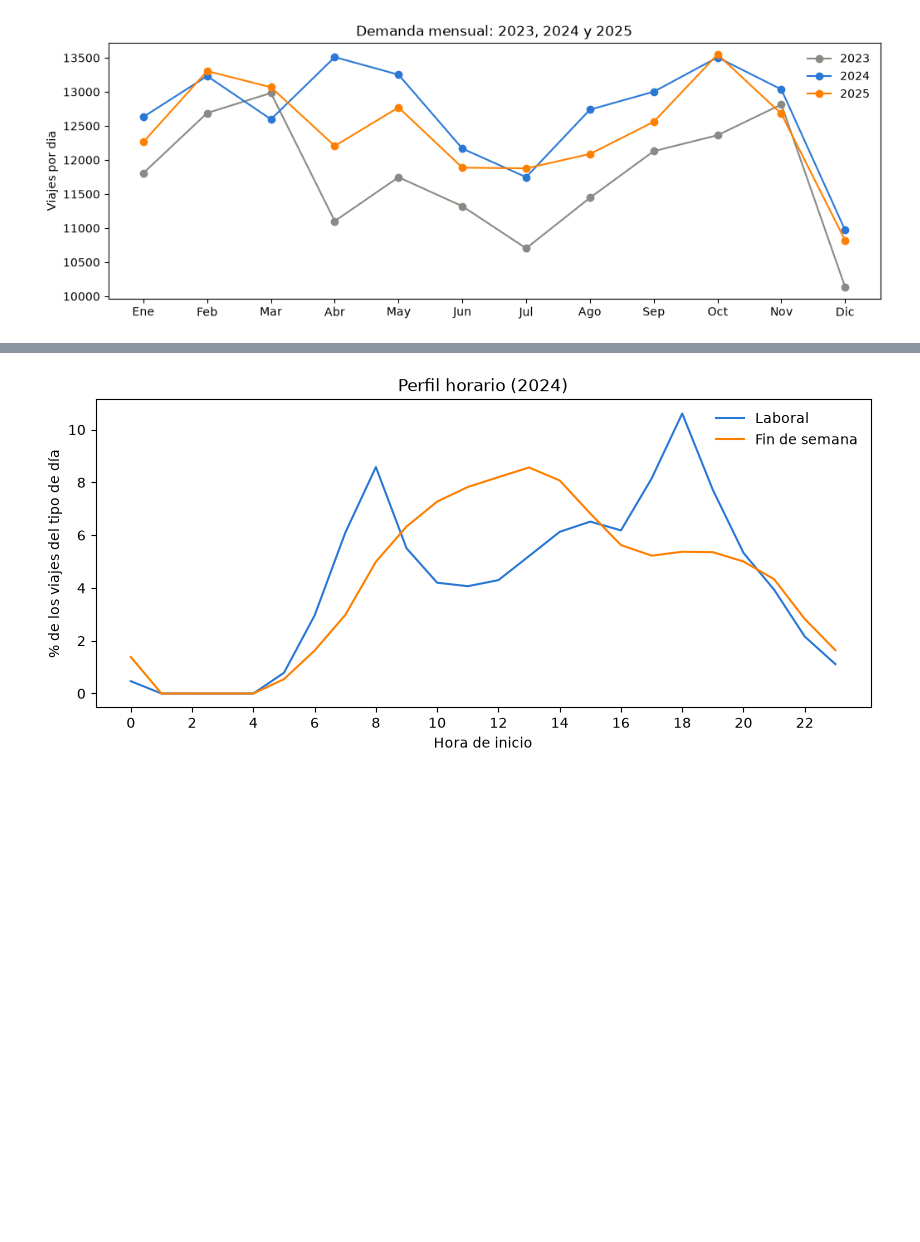
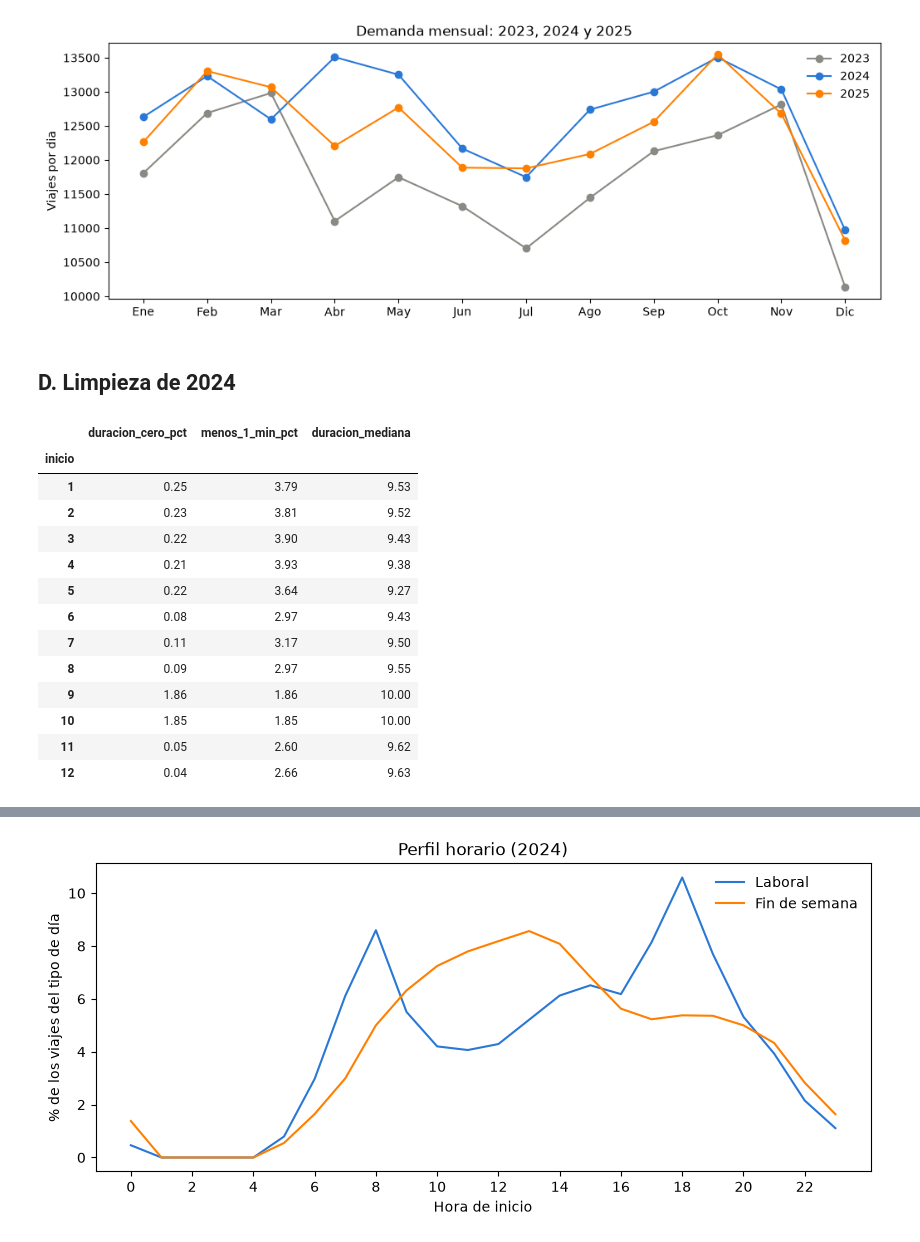
Before and after one commit to alx016/TC5061-Proyecto-Equipo05, a Jupyter notebook: notebooks/1.0-fge-eda-mibici.ipynb, the cells around one changed output, grey strips where cells are left out. Saved outputs shown, nothing was run; the diff lists cells and outputs as text; code cells hidden in the pictures; blank space fills up the shorter version.

```diff
--- a/notebooks/1.0-fge-eda-mibici.ipynb
+++ b/notebooks/1.0-fge-eda-mibici.ipynb
@@ -706,3 +682,28 @@ fig.savefig(FIGURES_DIR / "eda_2024_vs_anios_vecinos.png", bbox_inches="tight")
 plt.show()
 # %% [output]
 [figure]
+# %% [markdown]
+## D. Limpieza de 2024
+# %%
+viajes_anio_crudo = viajes[viajes["inicio"].dt.year == INITIAL_YEAR]
+duracion_por_mes_2024 = viajes_anio_crudo.groupby(viajes_anio_crudo["inicio"].dt.month)["duracion_min"].agg(
+    duracion_cero_pct=lambda d: (d <= 0).mean() * 100,
+    menos_1_min_pct=lambda d: (d < 1).mean() * 100,
+    duracion_mediana="median",
+).round(2)
+duracion_por_mes_2024
+# %% [output]
+|  | duracion_cero_pct | menos_1_min_pct | duracion_mediana |
+| inicio |  |  |  |
+| 1 | 0.25 | 3.79 | 9.53 |
+| 2 | 0.23 | 3.81 | 9.52 |
+| 3 | 0.22 | 3.90 | 9.43 |
+| 4 | 0.21 | 3.93 | 9.38 |
+| 5 | 0.22 | 3.64 | 9.27 |
+| 6 | 0.08 | 2.97 | 9.43 |
+| 7 | 0.11 | 3.17 | 9.50 |
+| 8 | 0.09 | 2.97 | 9.55 |
+| 9 | 1.86 | 1.86 | 10.00 |
+| 10 | 1.85 | 1.85 | 10.00 |
+| 11 | 0.05 | 2.60 | 9.62 |
+| 12 | 0.04 | 2.66 | 9.63 |
```
Also changed, not shown: parts of 20 cells of this notebook, 5 other files.
